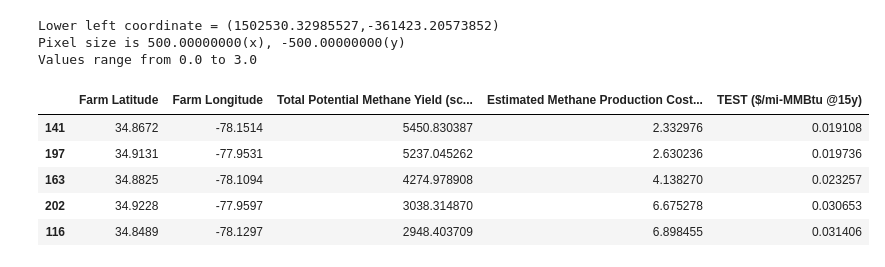
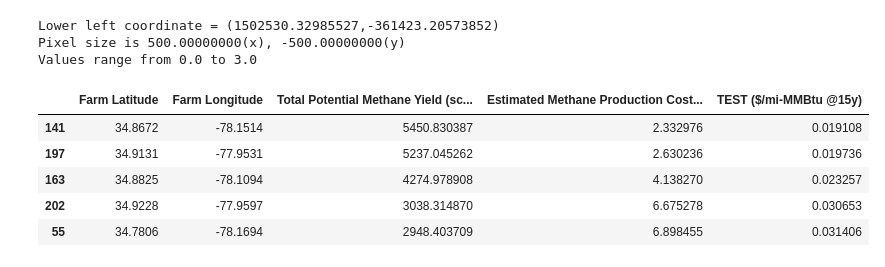
Before and after one commit to ENV859/BioGas_optimization, a Jupyter notebook: scripts/Create-Cost-Stack.ipynb, the cells around one changed output. Cells and saved outputs as stored; diff of their text form; code cells hidden in the pictures.

```diff
--- a/scripts/Create-Cost-Stack.ipynb
+++ b/scripts/Create-Cost-Stack.ipynb
@@ -45,15 +41,16 @@ arrCostEven = arrCost / arrCost
 # %%
 #Read in biogas sources (example: Duplin Co)
 dfBG =  pd.read_excel('../data/DuplinCountySwineFarmEconomics.xlsx',
                          sheet_name='Duplin County Swine Farm Master').iloc[:,[11,12,-6,-4,-1]]
-dfBG.sort_values(by='Total Potential Methane Yield (scf/h)',ascending=False,inplace=True)
+#Sort values in ascending order by cost to pipe
+dfBG.sort_values(by='TEST ($/mi-MMBtu @15y)',ascending=True,inplace=True)
 dfBG.head()
 # %% [output]
 |  | Farm Latitude | Farm Longitude | Total Potential Methane Yield (sc... | Estimated Methane Production Cost... | TEST ($/mi-MMBtu @15y) |
 | 141 | 34.8672 | -78.1514 | 5450.830387 | 2.332976 | 0.019108 |
 | 197 | 34.9131 | -77.9531 | 5237.045262 | 2.630236 | 0.019736 |
 | 163 | 34.8825 | -78.1094 | 4274.978908 | 4.138270 | 0.023257 |
 | 202 | 34.9228 | -77.9597 | 3038.314870 | 6.675278 | 0.030653 |
-| 116 | 34.8489 | -78.1297 | 2948.403709 | 6.898455 | 0.031406 |
+| 55 | 34.7806 | -78.1694 | 2948.403709 | 6.898455 | 0.031406 |
 # %%
 #Convert to a geopandas dataframe (for easy reprojecting)
```
Also changed, not shown: parts of 22 cells of this notebook.
